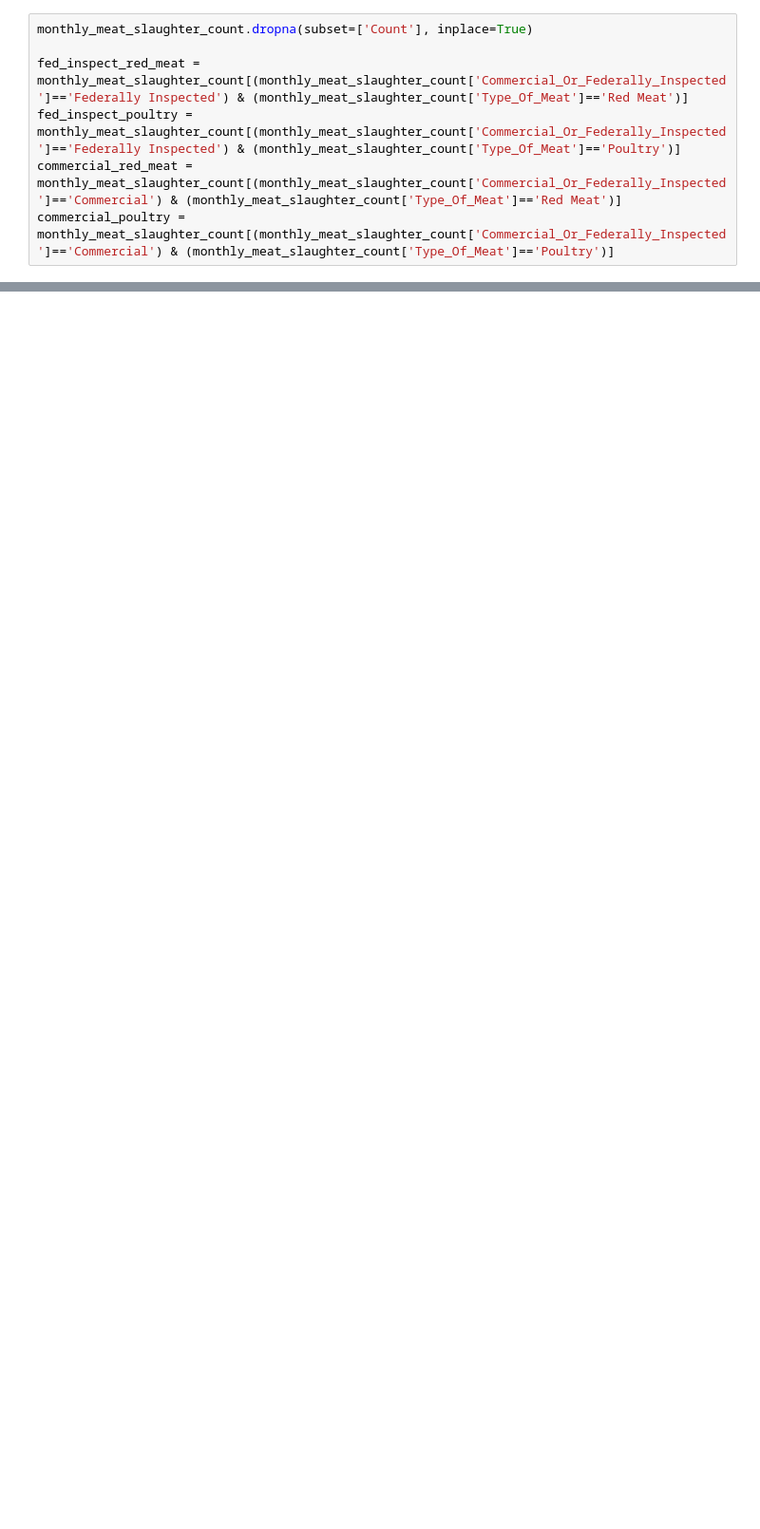
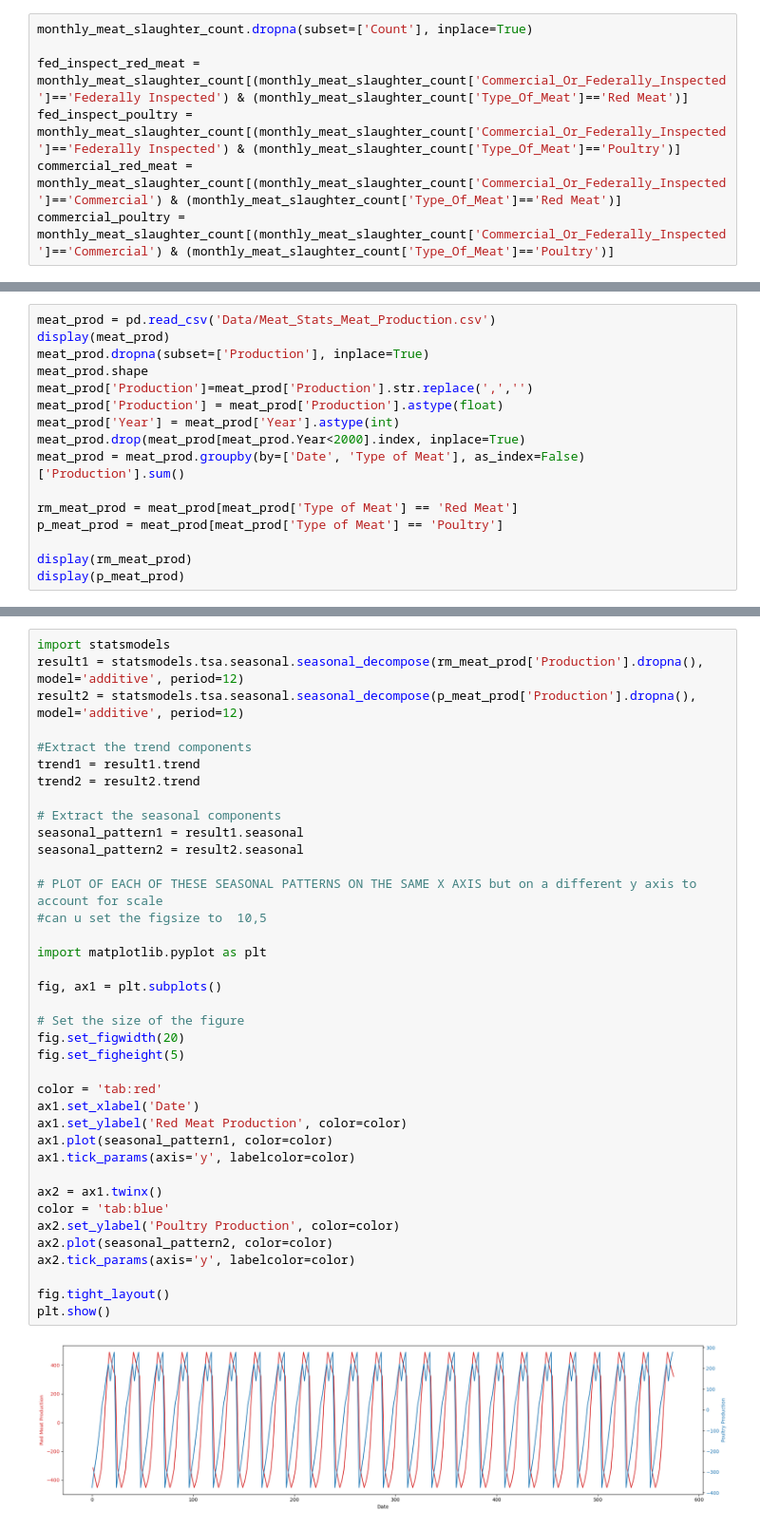
Before and after one commit to YuvBindal/Citadel-APAC-DATATHON-24, a Jupyter notebook: deepan-tests.ipynb, the cells around one changed output, grey strips where cells are left out. Shown at 95% size. Cells and saved outputs as stored; diff of their text form; blank space fills up the shorter version.

```diff
--- a/deepan-tests.ipynb
+++ b/deepan-tests.ipynb
@@ -96,0 +223,16 @@ plt.show()
+# %%
+meat_prod = pd.read_csv('Data/Meat_Stats_Meat_Production.csv')
+display(meat_prod)
+meat_prod.dropna(subset=['Production'], inplace=True)
+meat_prod.shape
+meat_prod['Production']=meat_prod['Production'].str.replace(',','')
+meat_prod['Production'] = meat_prod['Production'].astype(float)
+meat_prod['Year'] = meat_prod['Year'].astype(int)
+meat_prod.drop(meat_prod[meat_prod.Year<2000].index, inplace=True)
+meat_prod = meat_prod.groupby(by=['Date', 'Type of Meat'], as_index=False)['Production'].sum()
+
+rm_meat_prod = meat_prod[meat_prod['Type of Meat'] == 'Red Meat']
+p_meat_prod = meat_prod[meat_prod['Type of Meat'] == 'Poultry']
+
+display(rm_meat_prod)
+display(p_meat_prod)
@@ -96,0 +279,40 @@ plt.show()
+# %%
+import statsmodels
+result1 = statsmodels.tsa.seasonal.seasonal_decompose(rm_meat_prod['Production'].dropna(), model='additive', period=12)
+result2 = statsmodels.tsa.seasonal.seasonal_decompose(p_meat_prod['Production'].dropna(), model='additive', period=12)
+
+#Extract the trend components
+trend1 = result1.trend
+trend2 = result2.trend
+
+# Extract the seasonal components
+seasonal_pattern1 = result1.seasonal
+seasonal_pattern2 = result2.seasonal
+
+# PLOT OF EACH OF THESE SEASONAL PATTERNS ON THE SAME X AXIS but on a different y axis to account for scale
+#can u set the figsize to  10,5
+
+import matplotlib.pyplot as plt
+
+fig, ax1 = plt.subplots()
+
+# Set the size of the figure
+fig.set_figwidth(20)
+fig.set_figheight(5)
+
+color = 'tab:red'
+ax1.set_xlabel('Date')
+ax1.set_ylabel('Red Meat Production', color=color)
+ax1.plot(seasonal_pattern1, color=color)
+ax1.tick_params(axis='y', labelcolor=color)
+
+ax2 = ax1.twinx()
+color = 'tab:blue'
+ax2.set_ylabel('Poultry Production', color=color)
+ax2.plot(seasonal_pattern2, color=color)
+ax2.tick_params(axis='y', labelcolor=color)
+
+fig.tight_layout()
+plt.show()
+# %% [output]
+[figure, added]
```
Also changed, not shown: parts of 17 cells of this notebook, 4 other files.
